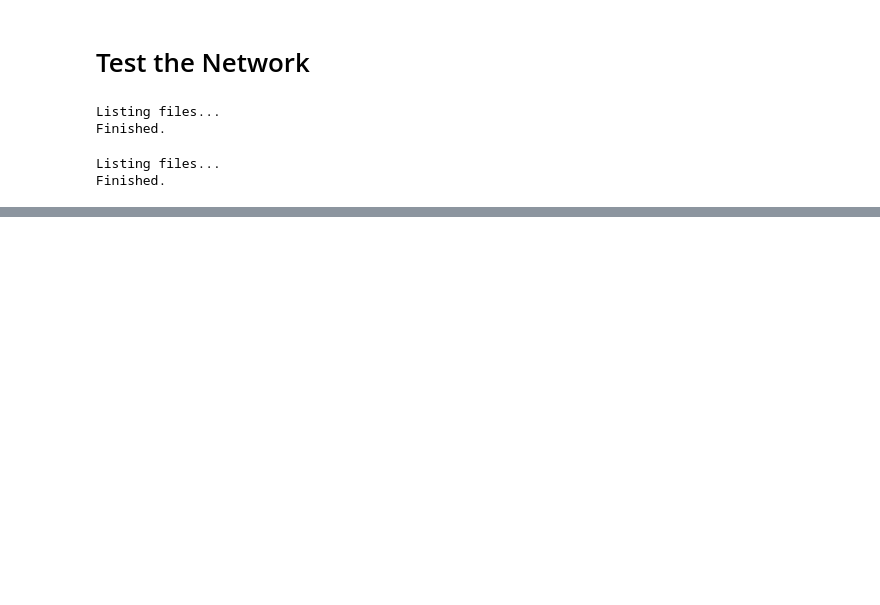
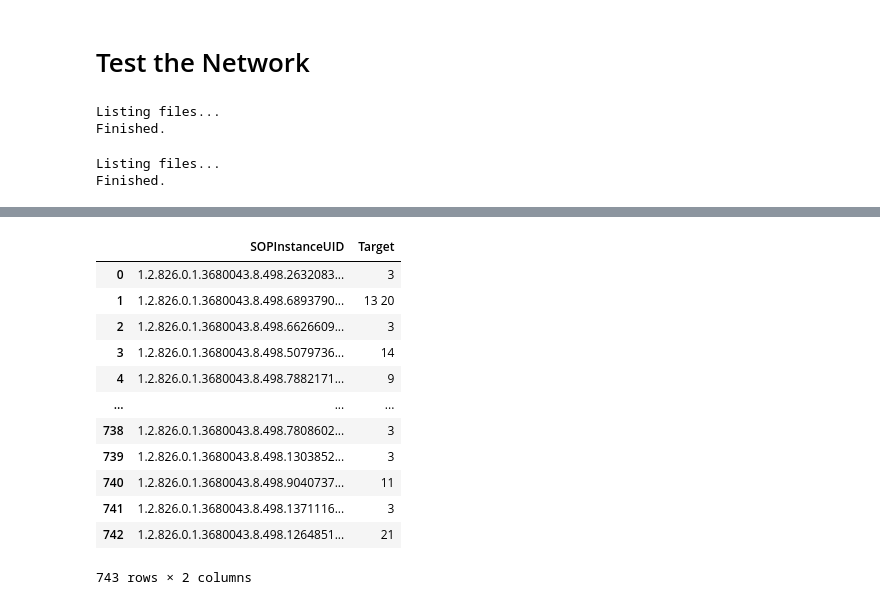
Before and after one commit to Lawreros/x-ray_classification, a Jupyter notebook: unifesp-x-ray-classification.ipynb, the cells around one changed output, grey strips where cells are left out. Cells and saved outputs as stored; diff of their text form; code cells hidden in the pictures; blank space fills up the shorter version.

```diff
--- a/unifesp-x-ray-classification.ipynb
+++ b/unifesp-x-ray-classification.ipynb
@@ -674,0 +693,17 @@ submission_df
+# %%
+pd.read_csv('submission.csv')
+# pd.read_csv('../input/unifesp-x-ray-body-part-classifier/train.csv')
+# %% [output]
+|  | SOPInstanceUID | Target |
+| 0 | 1.2.826.0.1.3680043.8.498.2632083... | 3 |
+| 1 | 1.2.826.0.1.3680043.8.498.6893790... | 13 20 |
+| 2 | 1.2.826.0.1.3680043.8.498.6626609... | 3 |
+| 3 | 1.2.826.0.1.3680043.8.498.5079736... | 14 |
+| 4 | 1.2.826.0.1.3680043.8.498.7882171... | 9 |
+| ... | ... | ... |
+| 738 | 1.2.826.0.1.3680043.8.498.7808602... | 3 |
+| 739 | 1.2.826.0.1.3680043.8.498.1303852... | 3 |
+| 740 | 1.2.826.0.1.3680043.8.498.9040737... | 11 |
+| 741 | 1.2.826.0.1.3680043.8.498.1371116... | 3 |
+| 742 | 1.2.826.0.1.3680043.8.498.1264851... | 21 |
+743 rows × 2 columns
```
Also changed, not shown: parts of 6 cells of this notebook.
